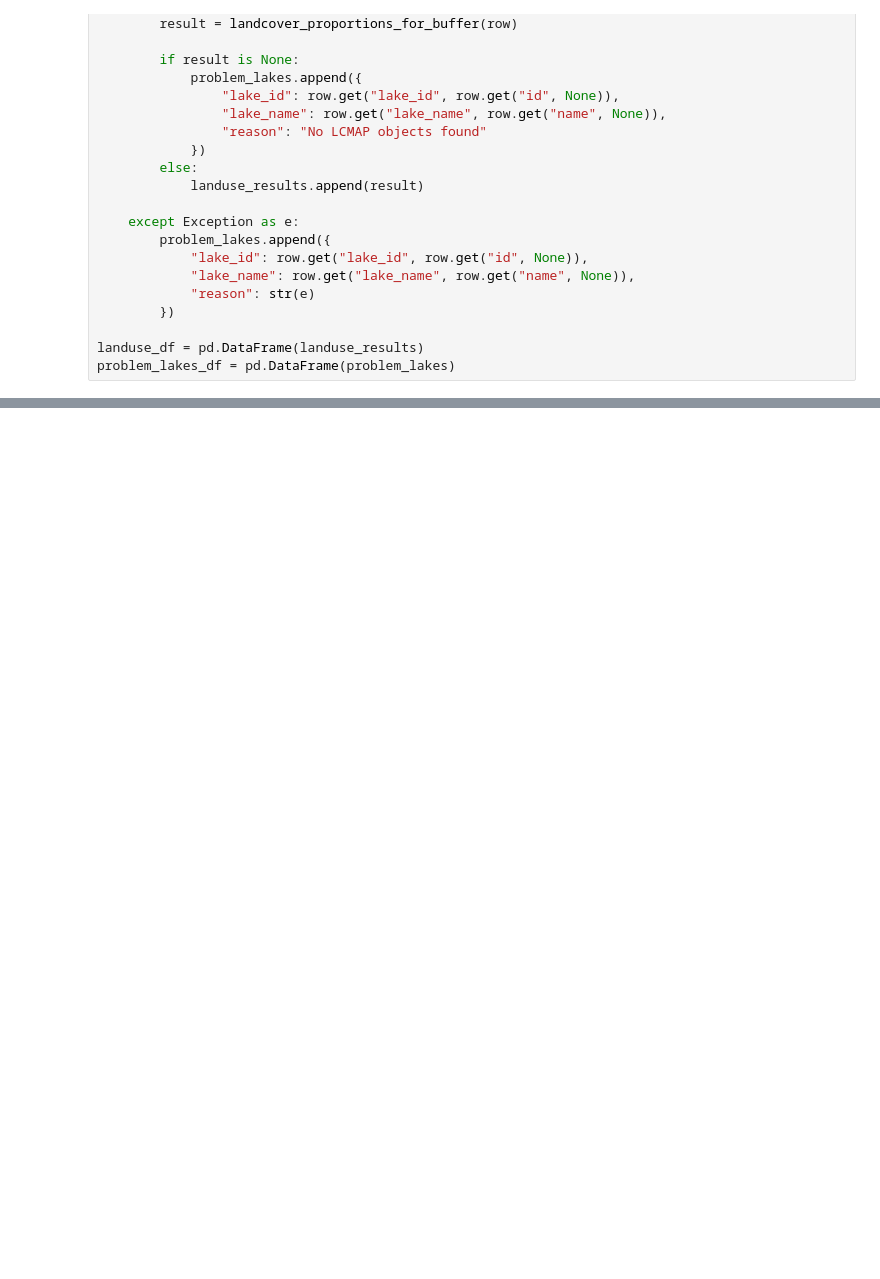
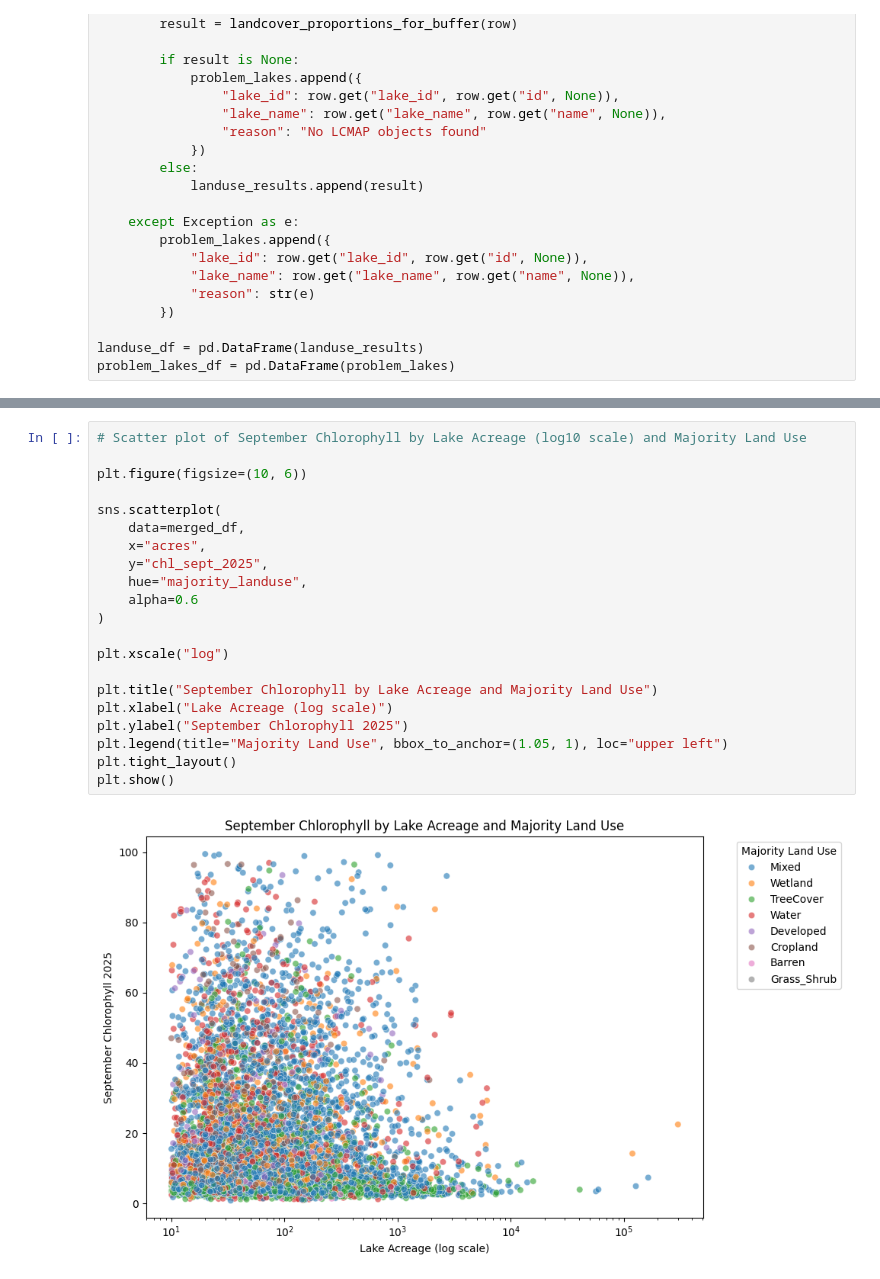
Before and after one commit to sscrader/SEIS631_Project, a Jupyter notebook: project_EDA.ipynb, the cells around one changed output, grey strips where cells are left out. Drawn from its saved outputs; the diff is of its cells as text; blank space fills up the shorter version.

```diff
--- a/project_EDA.ipynb
+++ b/project_EDA.ipynb
@@ -472,0 +677,23 @@ landuse_df.to_csv("landuse_50m_buffers.csv", index=False)
+# %%
+# Scatter plot of September Chlorophyll by Lake Acreage (log10 scale) and Majority Land Use
+
+plt.figure(figsize=(10, 6))
+
+sns.scatterplot(
+    data=merged_df,
+    x="acres",
+    y="chl_sept_2025",
+    hue="majority_landuse",
+    alpha=0.6
+)
+
+plt.xscale("log")
+
+plt.title("September Chlorophyll by Lake Acreage and Majority Land Use")
+plt.xlabel("Lake Acreage (log scale)")
+plt.ylabel("September Chlorophyll 2025")
+plt.legend(title="Majority Land Use", bbox_to_anchor=(1.05, 1), loc="upper left")
+plt.tight_layout()
+plt.show()
+# %% [output]
+[figure, added]
```
Also changed, not shown: parts of 20 cells of this notebook, 3 other files.
